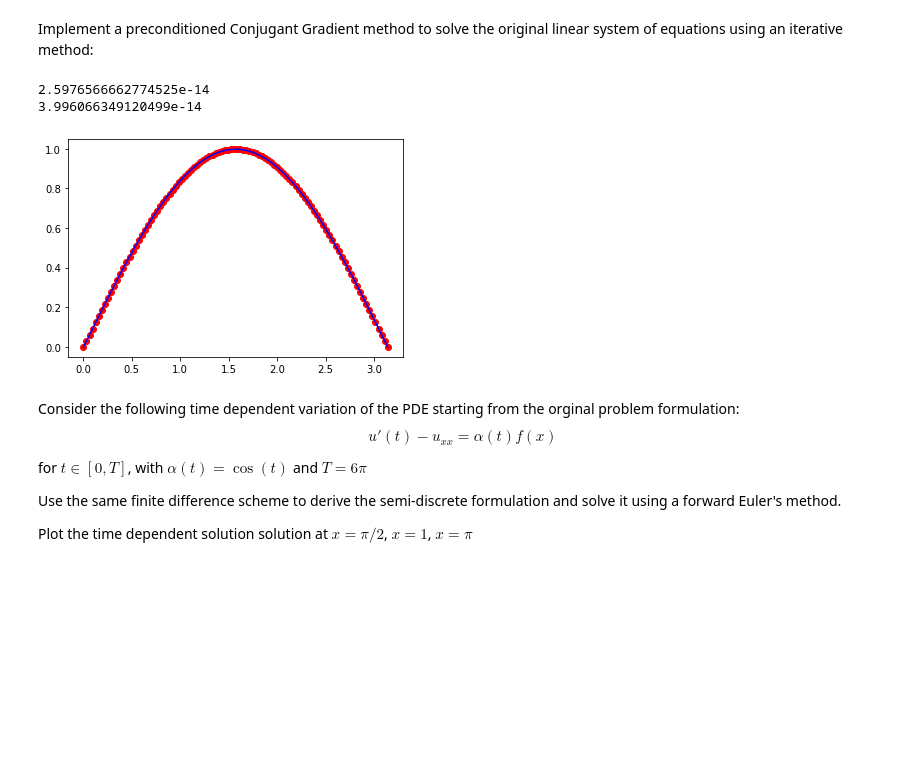
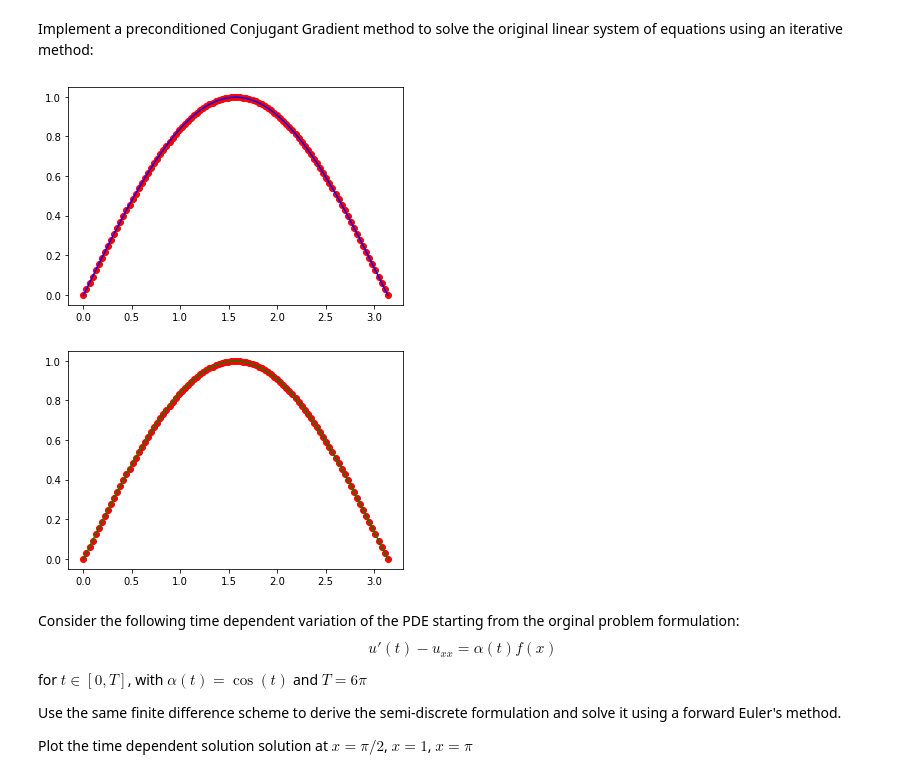
Before and after one commit to marco-celoria/numerical-analysis-2021-2022, a Jupyter notebook: FinalProject_2021_2022.ipynb, the cells around one changed output. Saved outputs shown, nothing was run; the diff lists cells and outputs as text; code cells hidden in the pictures; blank space fills up the shorter version.

```diff
--- a/FinalProject_2021_2022.ipynb
+++ b/FinalProject_2021_2022.ipynb
@@ -274,40 +274,41 @@ def conjugate_gradient(A, b, P, nmax, eps):
     while (it < nmax and tol > eps):
         it += 1
         z = np.linalg.solve(P,r)
         rho = np.dot(r,z)
         if (it > 1):
             beta = rho/rho_old
             p = z + beta*p_old
         else:
             p = z
         q = np.dot(A,p)
         alpha = rho/(np.dot(p,q))
         x += p*alpha
         r -= q*alpha
         p_old = p
         rho_old = rho
         tol = np.linalg.norm(r,2)
     return x
 
 
-
+# conjugate gradient solution
 sol_conjugate_gradient = conjugate_gradient(A,b, np.identity(len(A)), 100, 1e-10)
 x=np.linspace(omega[0],omega[1],n)
-# My solution
+# LU solution
 L,U = LU(A)
 w = L_solve(L,b)
 u = U_solve(U,w)
-# Scipy solution
+# Numpy solution
 u_ex = np.linalg.solve(A, b)
 # Lets plot
 _ = plot(x,sol_conjugate_gradient,'ro')
 _ = plot(x,u_ex,'b')
-print(np.linalg.norm(sol_conjugate_gradient - u)/np.linalg.norm(u))
-print(np.linalg.norm(sol_conjugate_gradient-u_ex)/np.linalg.norm(u_ex))
+show()
+_ = plot(x,sol_conjugate_gradient,'ro')
+_ = plot(x,u,'g')
+show()
 # %% [output]
-2.5976566662774525e-14
-3.996066349120499e-14
 [figure]
+[figure, added]
 # %% [markdown]
 Consider the following time dependent variation of the PDE starting from the orginal problem formulation:
 $$
```
Also changed, not shown: parts of 3 cells of this notebook.
